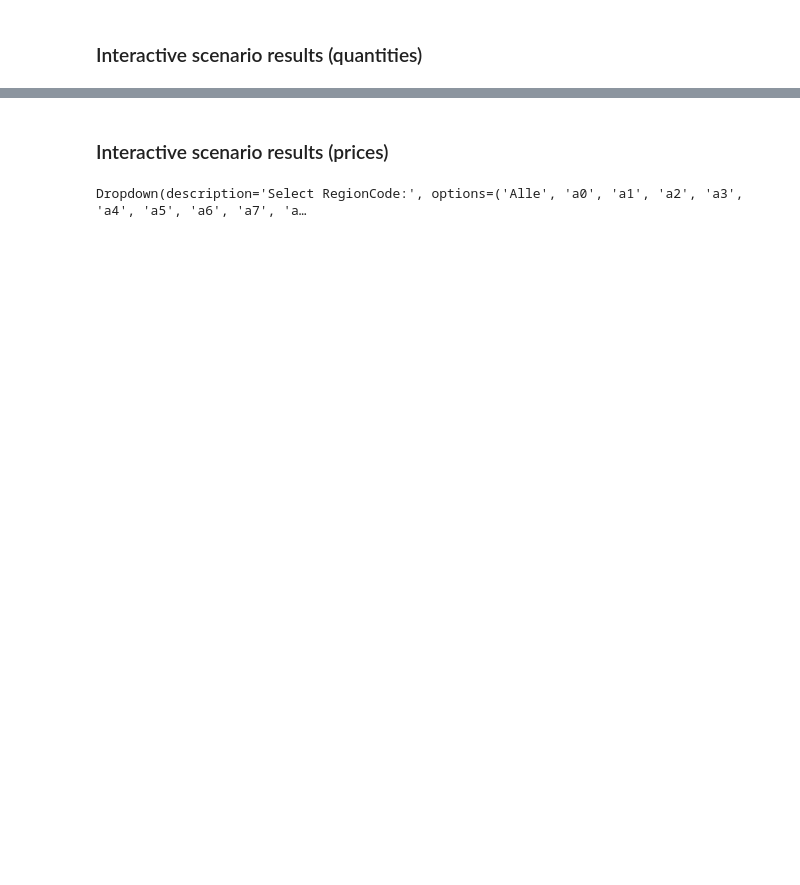
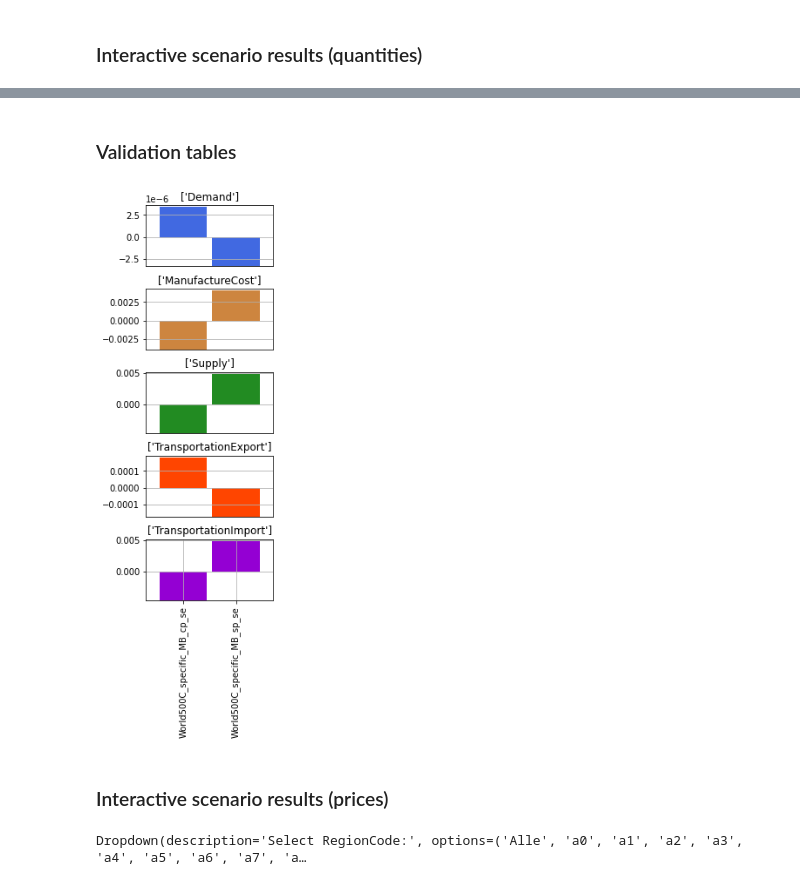
Before and after one commit to TI-Forest-Sector-Modelling/TiMBA_Charts, a Jupyter notebook: analyse.ipynb, the cells around one changed output, grey strips where cells are left out. Saved outputs shown, nothing was run; the diff lists cells and outputs as text; code cells hidden in the pictures; blank space fills up the shorter version.

```diff
--- a/analyse.ipynb
+++ b/analyse.ipynb
@@ -90,3 +57,11 @@ interactive(children=(Dropdown(description='Select RegionCode:', options=('Alle'
+# %% [markdown]
+### Validation tables
+# %%
+validation = validation()
+data_vali = validation.model_difference(data=data["data_periods"])
+data_quantities = validation.model_corrcoef(data["data_periods"])
+# %% [output]
+[figure, added]
 # %% [markdown]
 ### Interactive scenario results (prices)
 # %%
```
Also changed, not shown: parts of 16 cells of this notebook, 9 other files.
